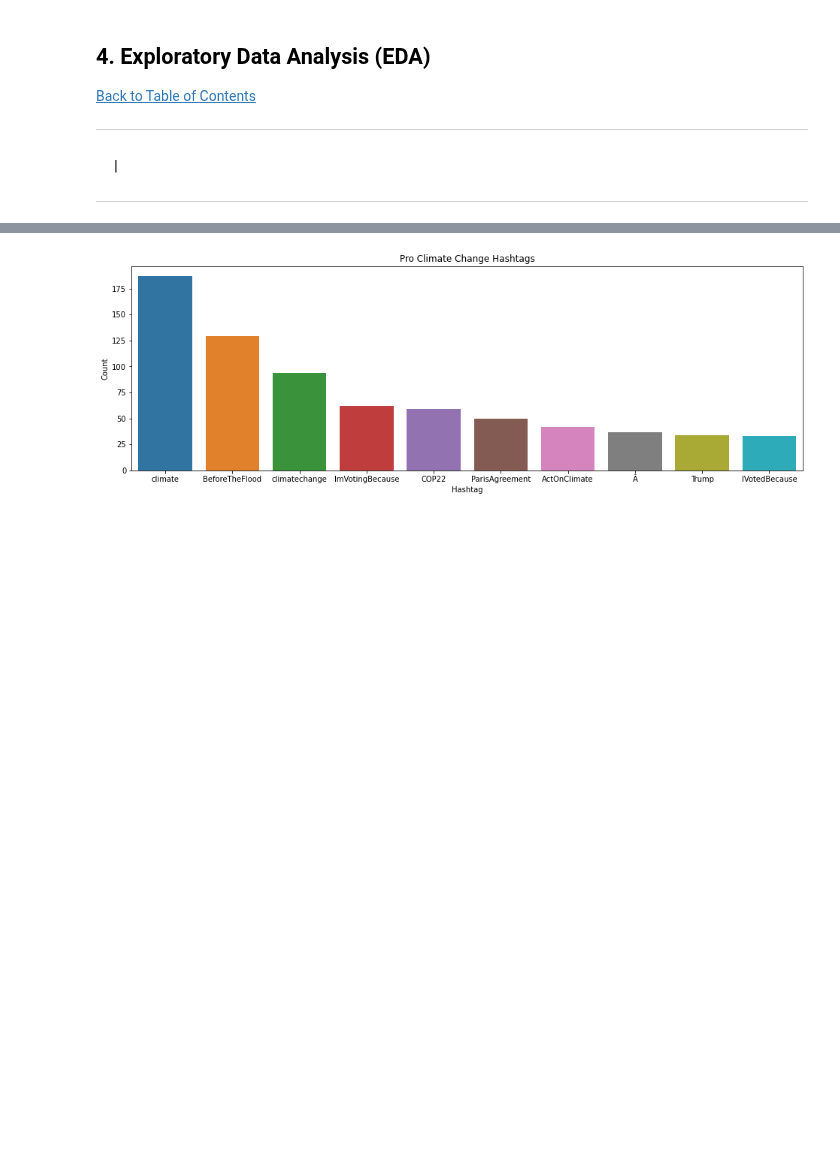
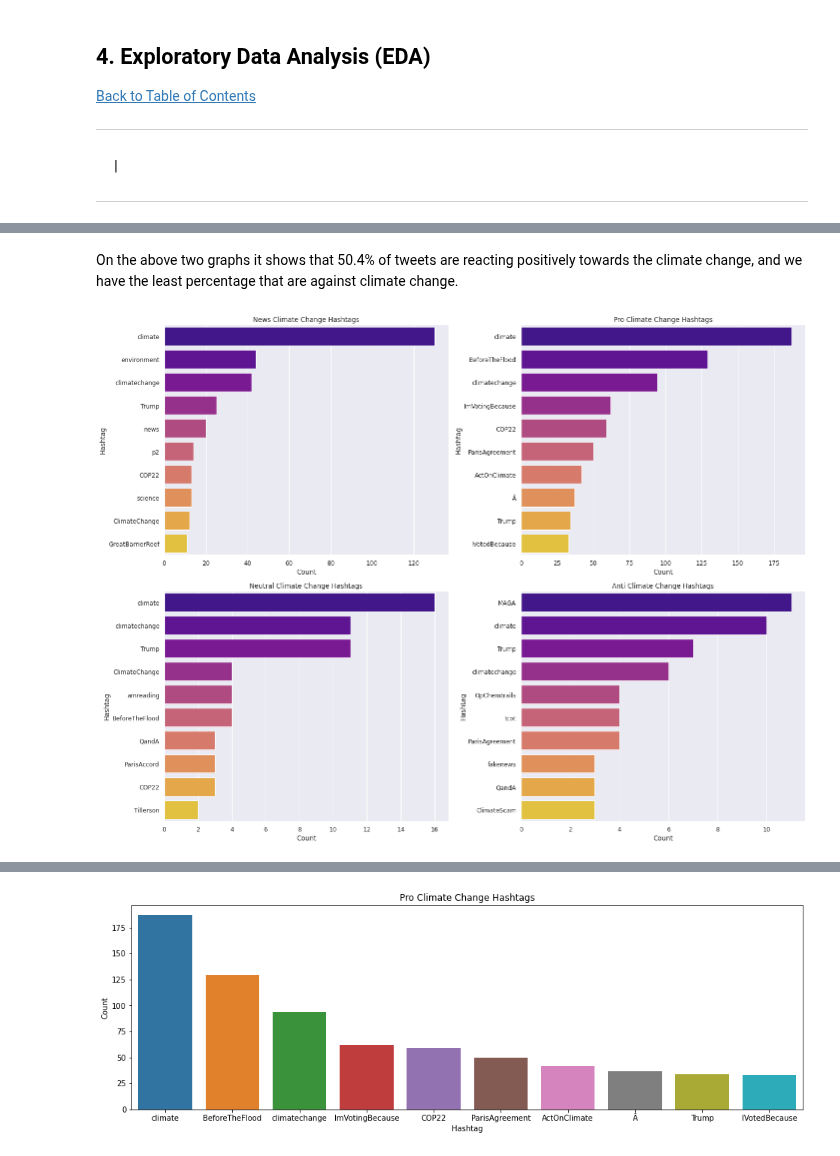
Before and after one commit to ethanmacrae/classification-predict-streamlit-template, a Jupyter notebook: Classification Predict Notebook .ipynb, the cells around one changed output, grey strips where cells are left out. Cells and saved outputs as stored; diff of their text form; code cells hidden in the pictures; blank space fills up the shorter version.

```diff
--- a/Classification Predict Notebook .ipynb
+++ b/Classification Predict Notebook .ipynb
@@ -460,3 +487,41 @@ SyntaxError: 'return' outside function (<ipython-input-35-4634bbfa9d08>, line 18
+# %% [markdown]
+On the above two graphs it shows that 50.4% of tweets are reacting positively towards the climate change, and we have the least percentage that are against climate change.
+# %%
+fig,axes=plt.subplots(nrows=2,ncols=2,figsize=(20,15))
+
+frequency = nltk.FreqDist(news)
+hashtag_count = pd.DataFrame({'Hashtag': list(frequency.keys()),
+                  'Count': list(frequency.values())})
+hashtag_count = hashtag_count.nlargest(columns="Count", n = 10) # selecting top 10 most frequent hashtags
+ax1 = sns.barplot(data=hashtag_count, y= 'Hashtag', x = 'Count', palette = 'plasma',ax = axes[0,0])
+ax1.set(ylabel = 'Hashtag', title = 'News Climate Change Hashtags')
+
+
+frequency = nltk.FreqDist(pro)
+hashtag_count = pd.DataFrame({'Hashtag': list(frequency.keys()),
+                  'Count': list(frequency.values())})
+hashtag_count = hashtag_count.nlargest(columns="Count", n = 10) # selecting top 10 most frequent hashtags
+ax2 = sns.barplot(data=hashtag_count, y= "Hashtag", x = "Count", palette = 'plasma',ax = axes[0,1])
+ax2.set(title = 'Pro Climate Change Hashtags')
+
+
+frequency = nltk.FreqDist(neutral)
+hashtag_count = pd.DataFrame({'Hashtag': list(frequency.keys()),
+                  'Count': list(frequency.values())})
+hashtag_count = hashtag_count.nlargest(columns="Count", n = 10) # selecting top 10 most frequent hashtags
+ax1 = sns.barplot(data=hashtag_count, y= "Hashtag", x = "Count", palette = 'plasma',ax = axes[1, 0])
+ax1.set(ylabel = 'Hashtag', title = 'Neutral Climate Change Hashtags')
+
+
+frequency = nltk.FreqDist(anti)
+hashtag_count = pd.DataFrame({'Hashtag': list(frequency.keys()),
+                  'Count': list(frequency.values())})
+hashtag_count = hashtag_count.nlargest(columns="Count", n = 10) # selecting top 10 most frequent hashtags
+ax2 = sns.barplot(data=hashtag_count, y= "Hashtag", x = "Count", palette = 'plasma',ax = axes[1,1])
+ax2.set(title = 'Anti Climate Change Hashtags')
+plt.tight_layout()
+# %% [output]
+[figure, added]
 # %%
 frequency = nltk.FreqDist(news)
 hashtag_count = pd.DataFrame({'Hashtag': list(frequency.keys()),
```
Also changed, not shown: parts of 22 cells of this notebook.
